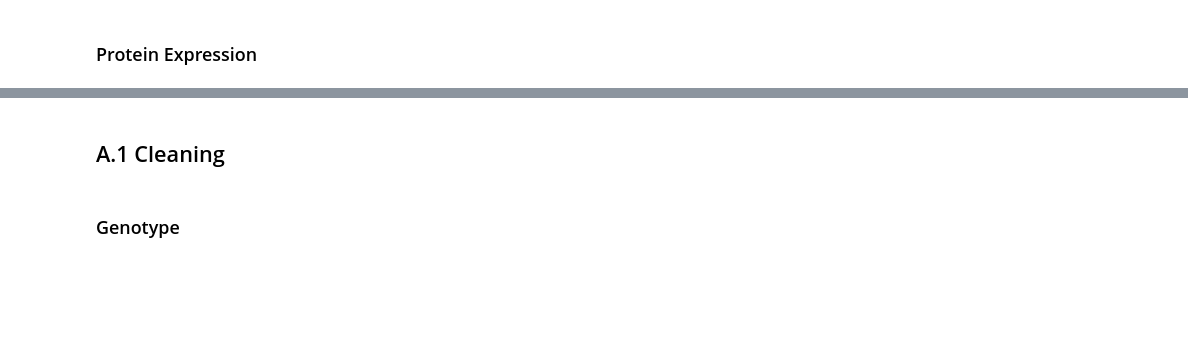
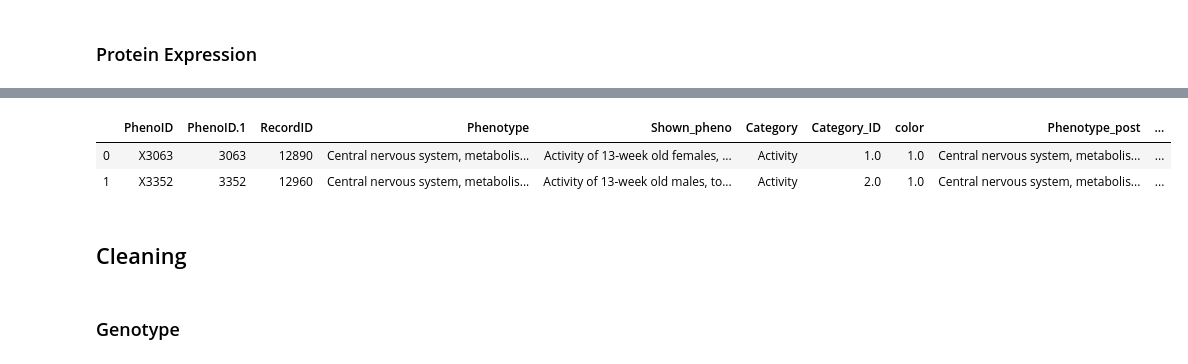
Before and after one commit to raphaelreiss/Network_tour_of_mice_genetics, a Jupyter notebook: Graph_Analysis_Mice_Genetics.ipynb, the cells around one changed output, grey strips where cells are left out. Drawn from its saved outputs; the diff is of its cells as text; code cells hidden in the pictures; blank space fills up the shorter version.

```diff
--- a/Graph_Analysis_Mice_Genetics.ipynb
+++ b/Graph_Analysis_Mice_Genetics.ipynb
@@ -52,5 +119,11 @@ print("Percentage of nan in the phenotype file: {:0.2f}%".format(nan_count / ent
+# %%
+phenotype_id_aligner.iloc[0:2]
+# %% [output]
+|  | PhenoID | PhenoID.1 | RecordID | Phenotype | Shown_pheno | Category | Category_ID | color | Phenotype_post | ... |
+| 0 | X3063 | 3063 | 12890 | Central nervous system, metabolis... | Activity of 13-week old females, ... | Activity | 1.0 | 1.0 | Central nervous system, metabolis... | ... |
+| 1 | X3352 | 3352 | 12960 | Central nervous system, metabolis... | Activity of 13-week old males, to... | Activity | 2.0 | 1.0 | Central nervous system, metabolis... | ... |
 # %% [markdown]
-## A.1 Cleaning
+## Cleaning
 # %% [markdown]
 ### Genotype
 # %% [markdown]
```
Also changed, not shown: parts of 37 cells of this notebook.
